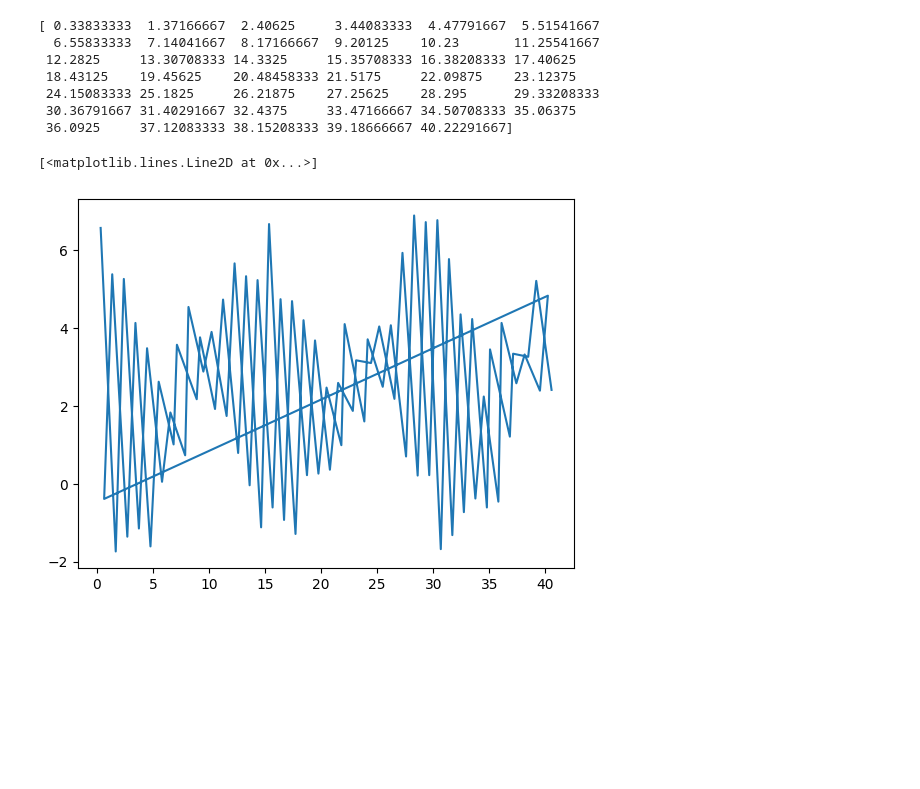
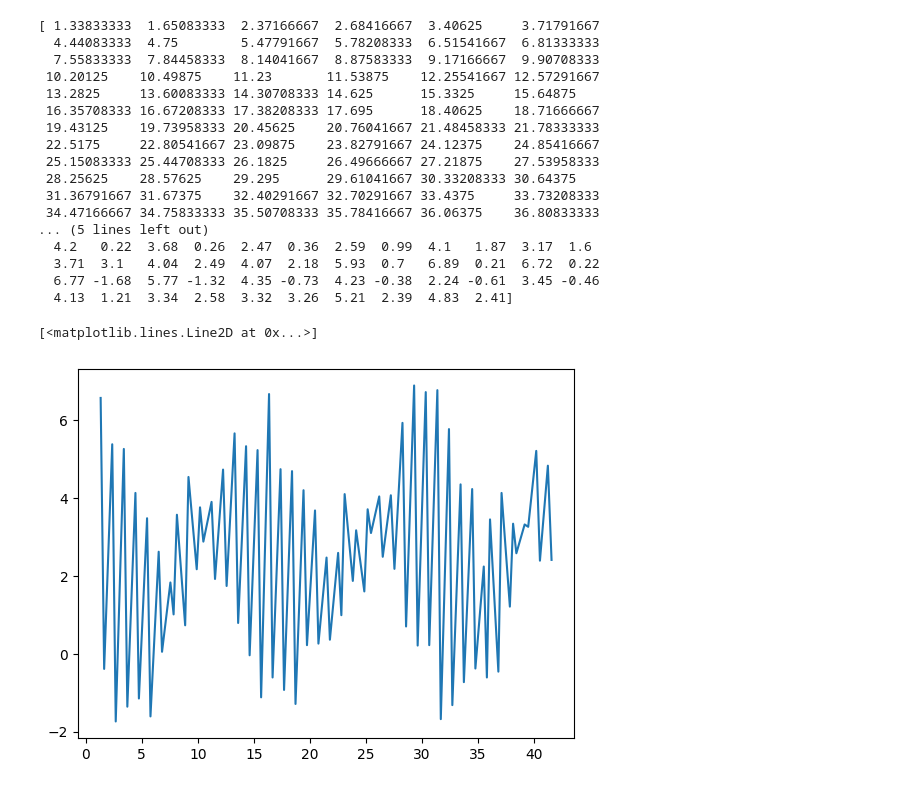
Before and after one commit to DrKiefer/Astr-19-Group-E, a Jupyter notebook: Group Project E.ipynb, the cells around one changed output. Cells and saved outputs as stored; diff of their text form; code cells hidden in the pictures; blank space fills up the shorter version.

```diff
--- a/Group Project E.ipynb
+++ b/Group Project E.ipynb
@@ -6,56 +6,62 @@ import sys
 # %%
 data = np.loadtxt("ASTR19_S22_group_project_data.txt")
 x = np.zeros(41)
 y= np.zeros(41)
 a = 0
 x1 = np.zeros(41)
 y1 = np.zeros(41)
 i = 0
 while(i<82):
     if(i==0 or i ==1):
-       x[a] = (data[i,1]/24.0)
+       x[a] = (data[i,1]/24.0)+1
     else:
-       x[a] = (data[i,1]/24.0)+(1*a)
+       x[a] = (data[i,1]/24.0)+(1*a)+1
     y[a] = data[i,2]
     i+=2
     a+=1
 a=0
 i = 0
 while(i<82):
     i+=1
     if(i==0 or i ==1):
-       x1[a] = (data[i,1]/24.0)
+       x1[a] = (data[i,1]/24.0)+1
     else:
-       x1[a] = (data[i,1]/24.0)+(1*a)
+       x1[a] = (data[i,1]/24.0)+(1*a)+1
     y1[a]=data[i,2]
     i+=1
     a+=1
 x2 = np.zeros(82)
 y2 = np.zeros(82)
 a = 0
-for i in range(82):
-    if(i%2 == 0):
-        if(i>=41):
-            x2[i] = x[i-41]
-            y2[i] = y[i-41]
-        else:
-            x2[i] = x[i]
-            y2[i] = y[i]
-    else:
-        if(i>=41):
-            x2[i] = x1[i-41]
-            y2[i] = y1[i-41]
-        else:
-            x2[i] = x1[i]
-            y2[i] = y1[i]
+b = 1
+for i in range(41):
+    x2[a] = x[i]
+    y2[a] = y[i]
+    a += 2
+for i in range(41):
+    x2[b] = x1[i]
+    y2[b] = y1[i]
+    b+=2
+print(x2)
+print(y2)
 plt.plot(x2,y2,'-')
 # %% [output]
-[ 0.33833333  1.37166667  2.40625     3.44083333  4.47791667  5.51541667
-  6.55833333  7.14041667  8.17166667  9.20125    10.23       11.25541667
- 12.2825     13.30708333 14.3325     15.35708333 16.38208333 17.40625
- 18.43125    19.45625    20.48458333 21.5175     22.09875    23.12375
- 24.15083333 25.1825     26.21875    27.25625    28.295      29.33208333
- 30.36791667 31.40291667 32.4375     33.47166667 34.50708333 35.06375
- 36.0925     37.12083333 38.15208333 39.18666667 40.22291667]
+[ 1.33833333  1.65083333  2.37166667  2.68416667  3.40625     3.71791667
+  4.44083333  4.75        5.47791667  5.78208333  6.51541667  6.81333333
+  7.55833333  7.84458333  8.14041667  8.87583333  9.17166667  9.90708333
+ 10.20125    10.49875    11.23       11.53875    12.25541667 12.57291667
+ 13.2825     13.60083333 14.30708333 14.625      15.3325     15.64875
+ 16.35708333 16.67208333 17.38208333 17.695      18.40625    18.71666667
+ 19.43125    19.73958333 20.45625    20.76041667 21.48458333 21.78333333
+ 22.5175     22.80541667 23.09875    23.82791667 24.12375    24.85416667
+ 25.15083333 25.44708333 26.1825     26.49666667 27.21875    27.53958333
+ 28.25625    28.57625    29.295      29.61041667 30.33208333 30.64375
+ 31.36791667 31.67375    32.40291667 32.70291667 33.4375     33.73208333
+ 34.47166667 34.75833333 35.50708333 35.78416667 36.06375    36.80833333
+... (5 lines left out)
+  4.2   0.22  3.68  0.26  2.47  0.36  2.59  0.99  4.1   1.87  3.17  1.6
+  3.71  3.1   4.04  2.49  4.07  2.18  5.93  0.7   6.89  0.21  6.72  0.22
+  6.77 -1.68  5.77 -1.32  4.35 -0.73  4.23 -0.38  2.24 -0.61  3.45 -0.46
+  4.13  1.21  3.34  2.58  3.32  3.26  5.21  2.39  4.83  2.41]
 [<matplotlib.lines.Line2D at 0x...>]
-[figure, old version]
+[figure, new version]
```
Also changed, not shown: parts of 3 cells of this notebook.
